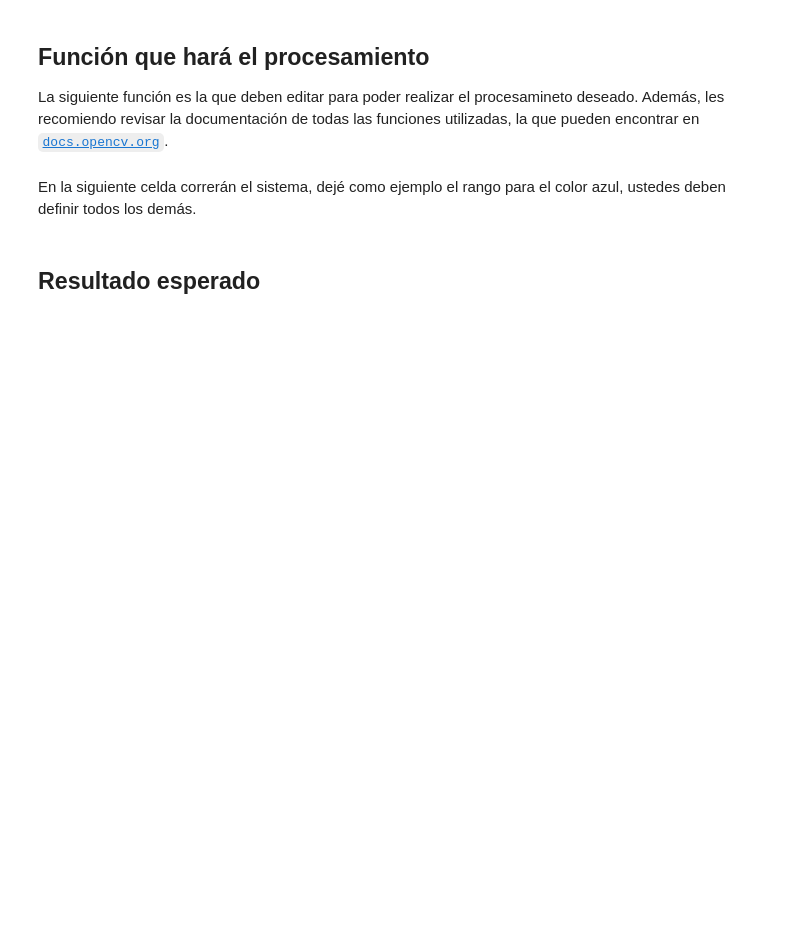
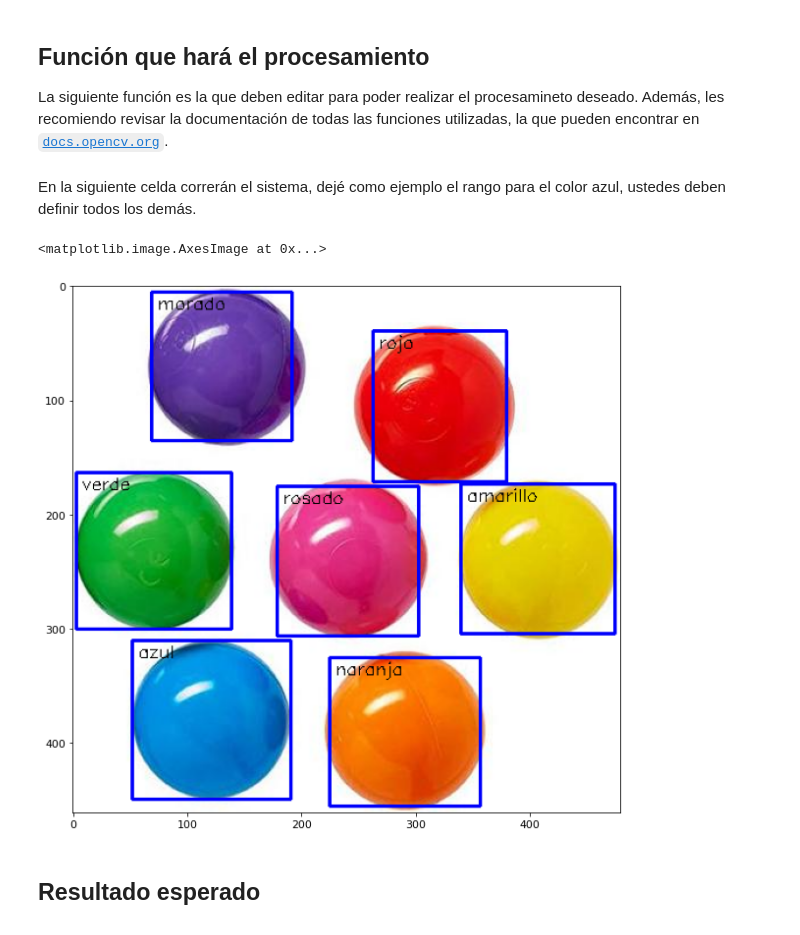
Before and after one commit to edcalderin/DeepLearning_SaturdaysAI, a Jupyter notebook: Tareas/Tarea_ComputerVision.ipynb, the cells around one changed output. Drawn from its saved outputs; the diff is of its cells as text; code cells hidden in the pictures; blank space fills up the shorter version.

```diff
--- a/Tareas/Tarea_ComputerVision.ipynb
+++ b/Tareas/Tarea_ComputerVision.ipynb
@@ -151,24 +168,21 @@ La siguiente función es la que deben editar para poder realizar el procesaminet
 def procesar_img(img_, ranges):
   # Copiamos imagen para mantener la original
   img = img_.copy()
-
   # Cambiar espacio de color
-  img_hsv = # COMPLETAR #
+  img_hsv = cv2.cvtColor(img, cv2.COLOR_BGR2HSV)
 
   # Iteramos por todos los rangos definidos
   for name, (lower, upper) in ranges.items():
     # Filtrar rango util
-    mask = # COMPLETAR #
+    mask = cv2.inRange(img_hsv, lower, upper)
 
     ### (OPC) Aplicar transformaciones morfologicas, buscar en docs.opencv.org
-    #kernel = np.ones((3,3),np.uint8)
-    #mask = cv2.erode(# COMPLETAR #)
-    #mask = cv2.dilate(# COMPLETAR #)
-
+    kernel = np.ones((3,3), np.uint8)
+    mask = cv2.erode(mask, kernel, iterations = 1)
+    mask = cv2.dilate(mask, kernel, iterations = 1)
     # Definir blobs
     contours, hierarchy = cv2.findContours(mask, cv2.RETR_EXTERNAL,
                                            cv2.CHAIN_APPROX_SIMPLE)
-
     # Iteramos por cada blob
     for cnt in contours:
       # Obtener rectangulo que bordea un contorno
@@ -191,20 +205,47 @@ En la siguiente celda correrán el sistema, dejé como ejemplo el rango para el
 # %%
 # Creamos el diccionario de rangos para filtrar cada color
 ranges = dict()
 
 # Definimos los rangos para cada color, dejo como ejemplo el azul
 blue_low = np.array([90, 50, 50])
 blue_up = np.array([120, 255, 255])
 
+green_low = np.array([40, 120, 50])
+green_up = np.array([75, 255, 255])
+
+purple_low = np.array([130, 150, 10])
+purple_up = np.array([140, 255, 255])
+
+orange_low = np.array([10, 200, 10])
+orange_up = np.array([20, 280, 255])
+
+red_low = np.array([0, 200, 10])
+red_up = np.array([9, 280, 255])
+
+yellow_low = np.array([25, 150, 10])
+yellow_up = np.array([35, 290, 255])
+
+pink_low = np.array([160, 180, 10])
+pink_up = np.array([175, 290, 255])
+
 # Agregamos al diccionario de rangos con su respectivo nombre como key
 ranges['azul'] = (blue_low, blue_up)
+ranges['verde'] = (green_low, green_up)
+ranges['morado'] = (purple_low, purple_up)
+ranges['naranja'] = (orange_low, orange_up)
+ranges['rojo'] = (red_lower, red_up)
+ranges['amarillo'] = (yellow_low, yellow_up)
+ranges['rosado'] = (pink_low, pink_up)
 
 # Detectamos los colores definidos en la imagen
 result = procesar_img(img_balls, ranges)
 
 # Mostramos los resultados
 fig = plt.figure(figsize=(10,10))
 plt.imshow(cv2.cvtColor(result, cv2.COLOR_BGR2RGB))
+# %% [output]
+<matplotlib.image.AxesImage at 0x...>
+[figure, added]
 # %% [markdown]
 ## Resultado esperado
 
```
Also changed, not shown: parts of 8 cells of this notebook.
